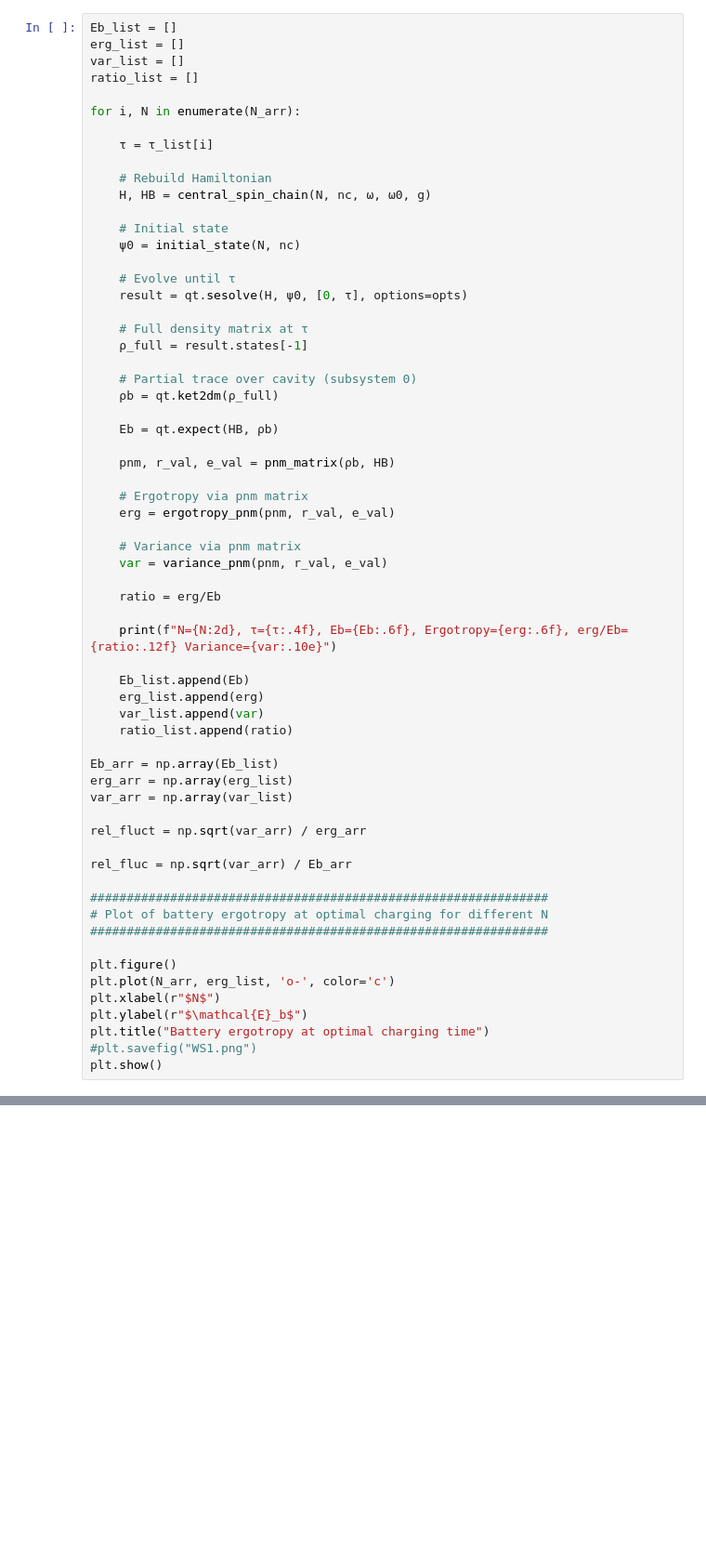
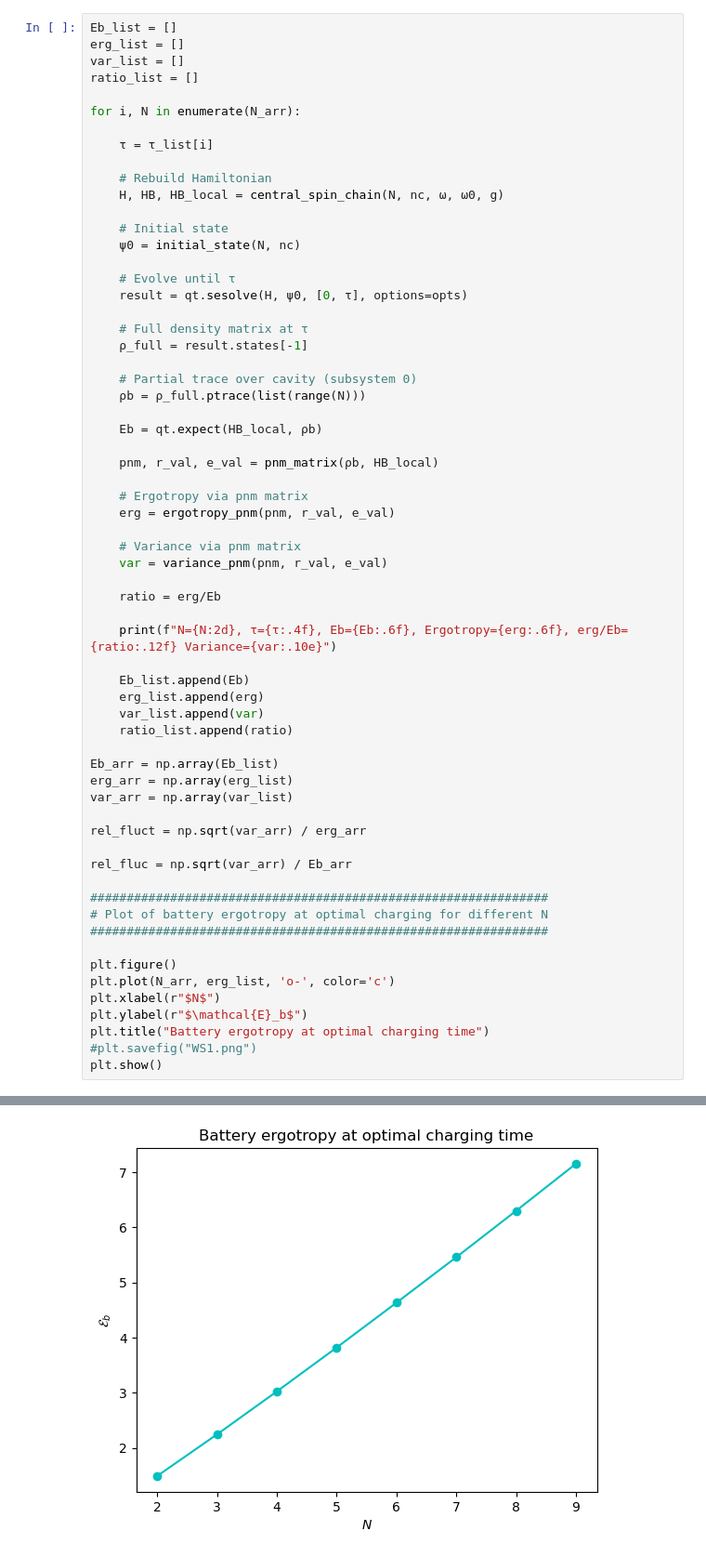
Before and after one commit to gbhanja/ERGO_FLUC_TC, a Jupyter notebook: Fluc_erg_CS_CO_full 2ᴺ battery Hilbert space.ipynb, the cells around one changed output, grey strips where cells are left out. Shown at 93% size. Saved outputs shown, nothing was run; the diff lists cells and outputs as text; blank space fills up the shorter version.

```diff
--- a/Fluc_erg_CS_CO_full 2ᴺ battery Hilbert space.ipynb
+++ b/Fluc_erg_CS_CO_full 2ᴺ battery Hilbert space.ipynb
@@ -193,7 +214,7 @@ for i, N in enumerate(N_arr):
     τ = τ_list[i]
 
     # Rebuild Hamiltonian
-    H, HB = central_spin_chain(N, nc, ω, ω0, g)
+    H, HB, HB_local = central_spin_chain(N, nc, ω, ω0, g)
 
     # Initial state
     ψ0 = initial_state(N, nc)
@@ -205,11 +226,11 @@ for i, N in enumerate(N_arr):
     ρ_full = result.states[-1]
 
     # Partial trace over cavity (subsystem 0)
-    ρb = qt.ket2dm(ρ_full)
+    ρb = ρ_full.ptrace(list(range(N)))
 
-    Eb = qt.expect(HB, ρb)
+    Eb = qt.expect(HB_local, ρb)
 
-    pnm, r_val, e_val = pnm_matrix(ρb, HB)
+    pnm, r_val, e_val = pnm_matrix(ρb, HB_local)
 
     # Ergotropy via pnm matrix
     erg = ergotropy_pnm(pnm, r_val, e_val)
@@ -245,3 +266,4 @@ plt.ylabel(r"$\mathcal{E}_b$")
 plt.title("Battery ergotropy at optimal charging time")
 #plt.savefig("WS1.png")
 plt.show()
+# %% [output]
@@ -248,3 +278,4 @@ plt.show()
+[figure, added]
 # %%
 ###########################################################################
 # Plot of variance of battery ergotropy at optimal charging for different N
```
Also changed, not shown: parts of 15 cells of this notebook, 1 other file.
